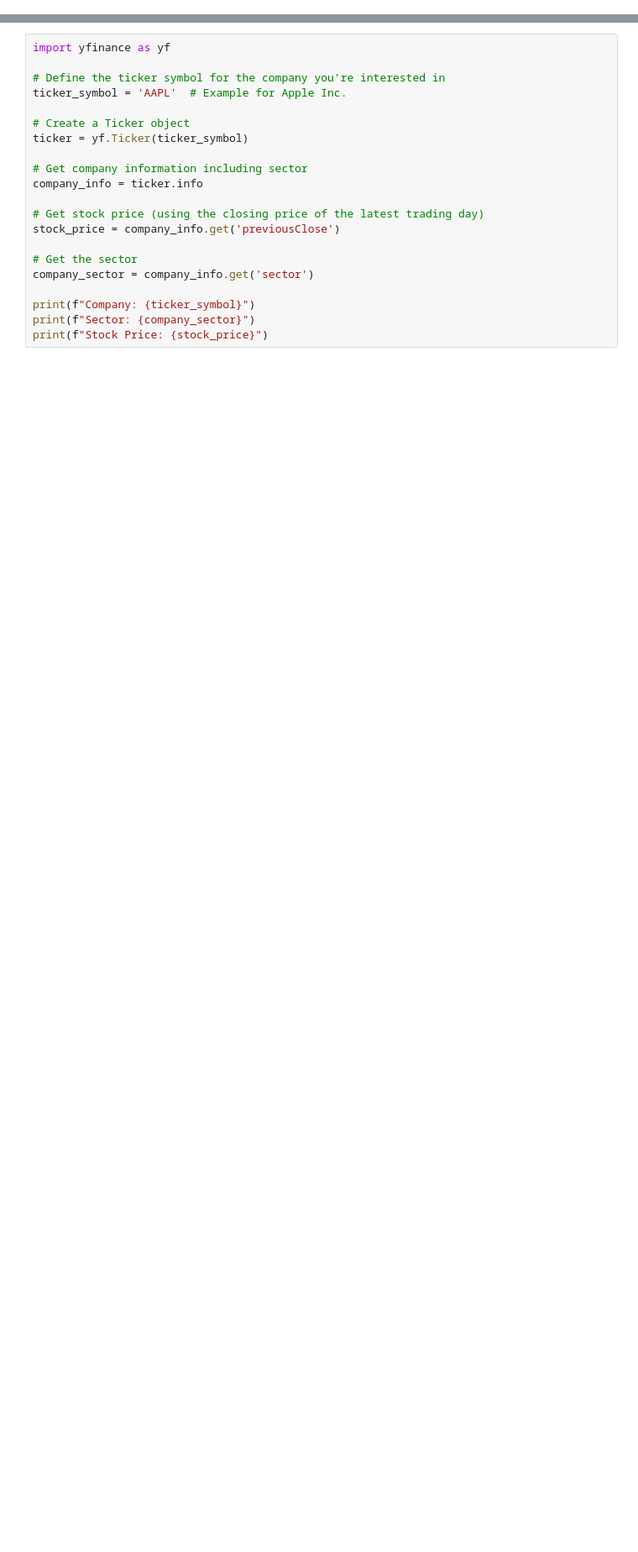
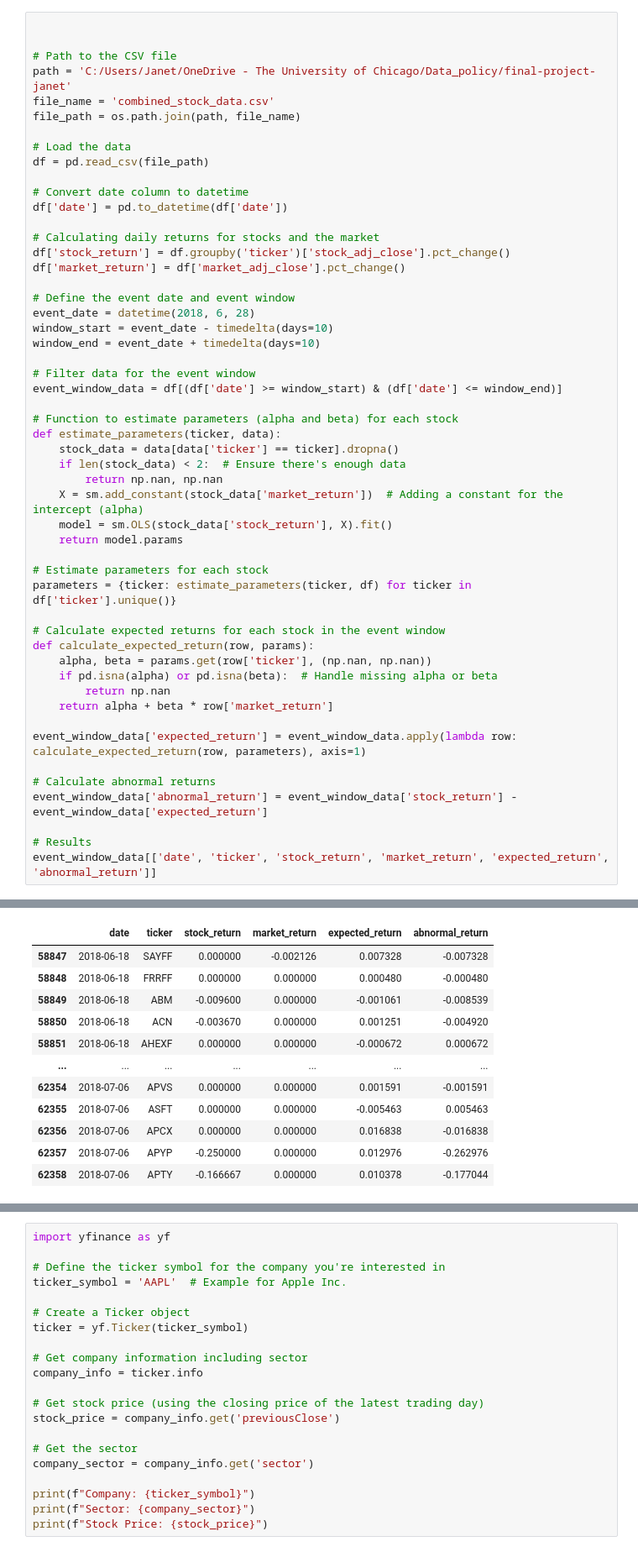
Before and after one commit to JanetYing/Stock-Market-Dynamics-Project, a Jupyter notebook: analysis.ipynb, the cells around one changed output, grey strips where cells are left out. Shown: that part at 84% size. Drawn from its saved outputs; the diff is of its cells as text; blank space fills up the shorter version.

```diff
--- a/analysis.ipynb
+++ b/analysis.ipynb
@@ -17,0 +20,53 @@ df.set_index('date', inplace=True)
+# %%
+
+
+# Path to the CSV file
+path = 'C:/Users/Janet/OneDrive - The University of Chicago/Data_policy/final-project-janet'
+file_name = 'combined_stock_data.csv'
+file_path = os.path.join(path, file_name)
+
+# Load the data
+df = pd.read_csv(file_path)
+
+# Convert date column to datetime
+df['date'] = pd.to_datetime(df['date'])
+
+# Calculating daily returns for stocks and the market
+df['stock_return'] = df.groupby('ticker')['stock_adj_close'].pct_change()
+df['market_return'] = df['market_adj_close'].pct_change()
+
+# Define the event date and event window
+event_date = datetime(2018, 6, 28)
+window_start = event_date - timedelta(days=10)
+window_end = event_date + timedelta(days=10)
+
+# Filter data for the event window
+event_window_data = df[(df['date'] >= window_start) & (df['date'] <= window_end)]
+
+# Function to estimate parameters (alpha and beta) for each stock
+def estimate_parameters(ticker, data):
+    stock_data = data[data['ticker'] == ticker].dropna()
+    if len(stock_data) < 2:  # Ensure there's enough data
+        return np.nan, np.nan
+    X = sm.add_constant(stock_data['market_return'])  # Adding a constant for the intercept (alpha)
+    model = sm.OLS(stock_data['stock_return'], X).fit()
+    return model.params
+
+# Estimate parameters for each stock
+parameters = {ticker: estimate_parameters(ticker, df) for ticker in df['ticker'].unique()}
+
+# Calculate expected returns for each stock in the event window
+def calculate_expected_return(row, params):
+    alpha, beta = params.get(row['ticker'], (np.nan, np.nan))
+    if pd.isna(alpha) or pd.isna(beta):  # Handle missing alpha or beta
+        return np.nan
+    return alpha + beta * row['market_return']
+
+event_window_data['expected_return'] = event_window_data.apply(lambda row: calculate_expected_return(row, parameters), axis=1)
+
+# Calculate abnormal returns
+event_window_data['abnormal_return'] = event_window_data['stock_return'] - event_window_data['expected_return']
+
+# Results
+event_window_data[['date', 'ticker', 'stock_return', 'market_return', 'expected_return', 'abnormal_return']]
+# %% [output]
@@ -17,0 +83,12 @@ df.set_index('date', inplace=True)
+|  | date | ticker | stock_return | market_return | expected_return | abnormal_return |
+| 58847 | 2018-06-18 | SAYFF | 0.000000 | -0.002126 | 0.007328 | -0.007328 |
+| 58848 | 2018-06-18 | FRRFF | 0.000000 | 0.000000 | 0.000480 | -0.000480 |
+| 58849 | 2018-06-18 | ABM | -0.009600 | 0.000000 | -0.001061 | -0.008539 |
+| 58850 | 2018-06-18 | ACN | -0.003670 | 0.000000 | 0.001251 | -0.004920 |
+| 58851 | 2018-06-18 | AHEXF | 0.000000 | 0.000000 | -0.000672 | 0.000672 |
+| ... | ... | ... | ... | ... | ... | ... |
+| 62354 | 2018-07-06 | APVS | 0.000000 | 0.000000 | 0.001591 | -0.001591 |
+| 62355 | 2018-07-06 | ASFT | 0.000000 | 0.000000 | -0.005463 | 0.005463 |
+| 62356 | 2018-07-06 | APCX | 0.000000 | 0.000000 | 0.016838 | -0.016838 |
+| 62357 | 2018-07-06 | APYP | -0.250000 | 0.000000 | 0.012976 | -0.262976 |
+| 62358 | 2018-07-06 | APTY | -0.166667 | 0.000000 | 0.010378 | -0.177044 |
```
Also changed, not shown: parts of 8 cells of this notebook, 1 other file.
